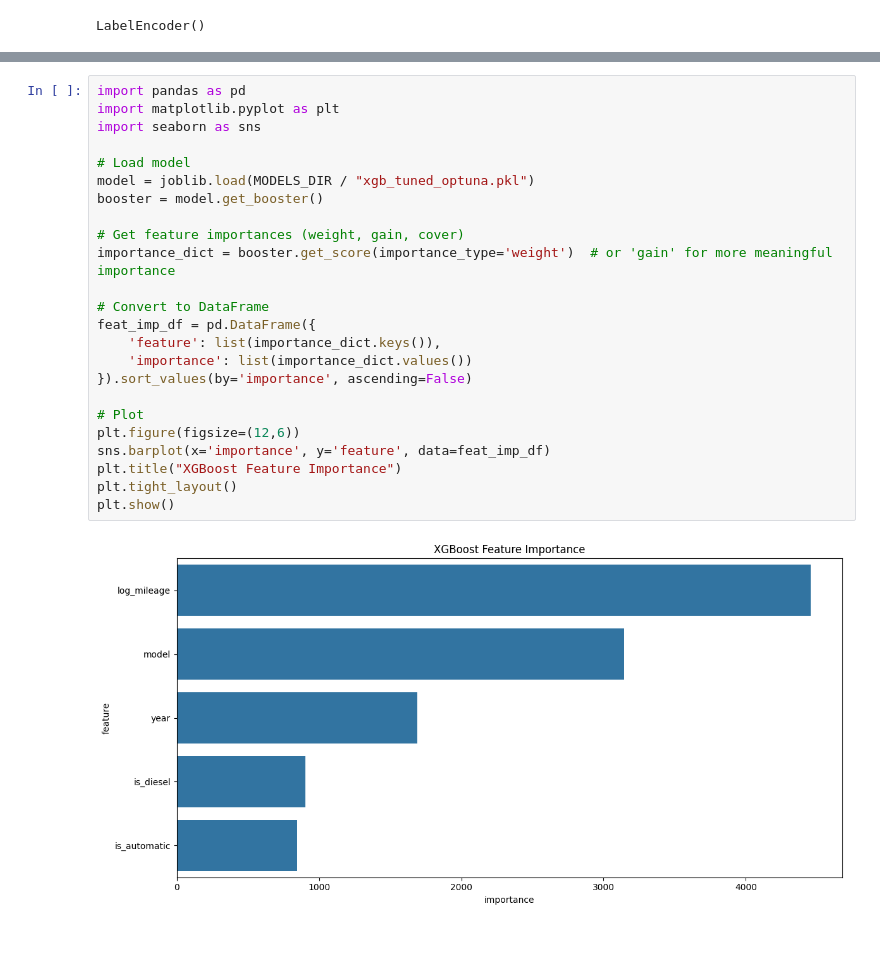
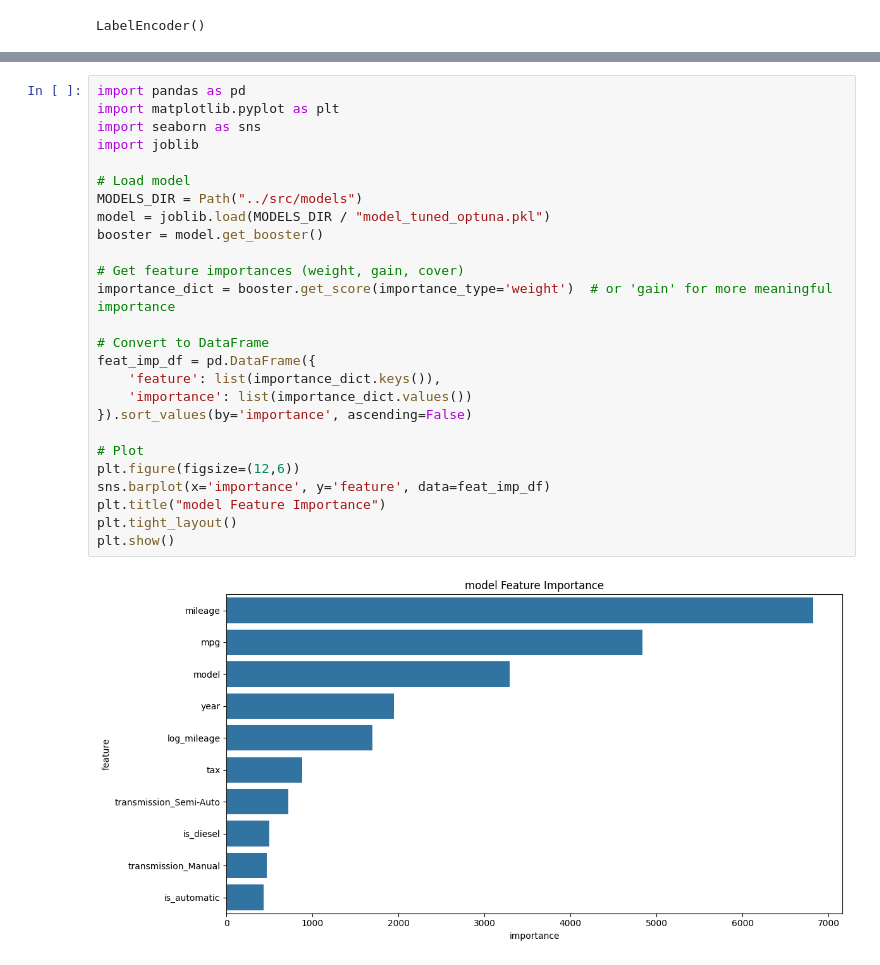
Before and after one commit to AnkanWork1/Training, a Jupyter notebook: WEEK 6/ml-project/notebooks/pipeline.ipynb, the cells around one changed output, grey strips where cells are left out. Drawn from its saved outputs; the diff is of its cells as text.

```diff
--- a/WEEK 6/ml-project/notebooks/pipeline.ipynb
+++ b/WEEK 6/ml-project/notebooks/pipeline.ipynb
@@ -236,26 +198,28 @@ SHAP analysis completed
 # %%
 import pandas as pd
 import matplotlib.pyplot as plt
 import seaborn as sns
+import joblib
 
 # Load model
-model = joblib.load(MODELS_DIR / "xgb_tuned_optuna.pkl")
+MODELS_DIR = Path("../src/models")
+model = joblib.load(MODELS_DIR / "model_tuned_optuna.pkl")
 booster = model.get_booster()
 
 # Get feature importances (weight, gain, cover)
 importance_dict = booster.get_score(importance_type='weight')  # or 'gain' for more meaningful importance
 
 # Convert to DataFrame
 feat_imp_df = pd.DataFrame({
     'feature': list(importance_dict.keys()),
     'importance': list(importance_dict.values())
 }).sort_values(by='importance', ascending=False)
 
 # Plot
 plt.figure(figsize=(12,6))
 sns.barplot(x='importance', y='feature', data=feat_imp_df)
-plt.title("XGBoost Feature Importance")
+plt.title("model Feature Importance")
 plt.tight_layout()
 plt.show()
 # %% [output]
-[figure, old version]
+[figure, new version]
```
Also changed, not shown: parts of 21 cells of this notebook, 28 other files.
